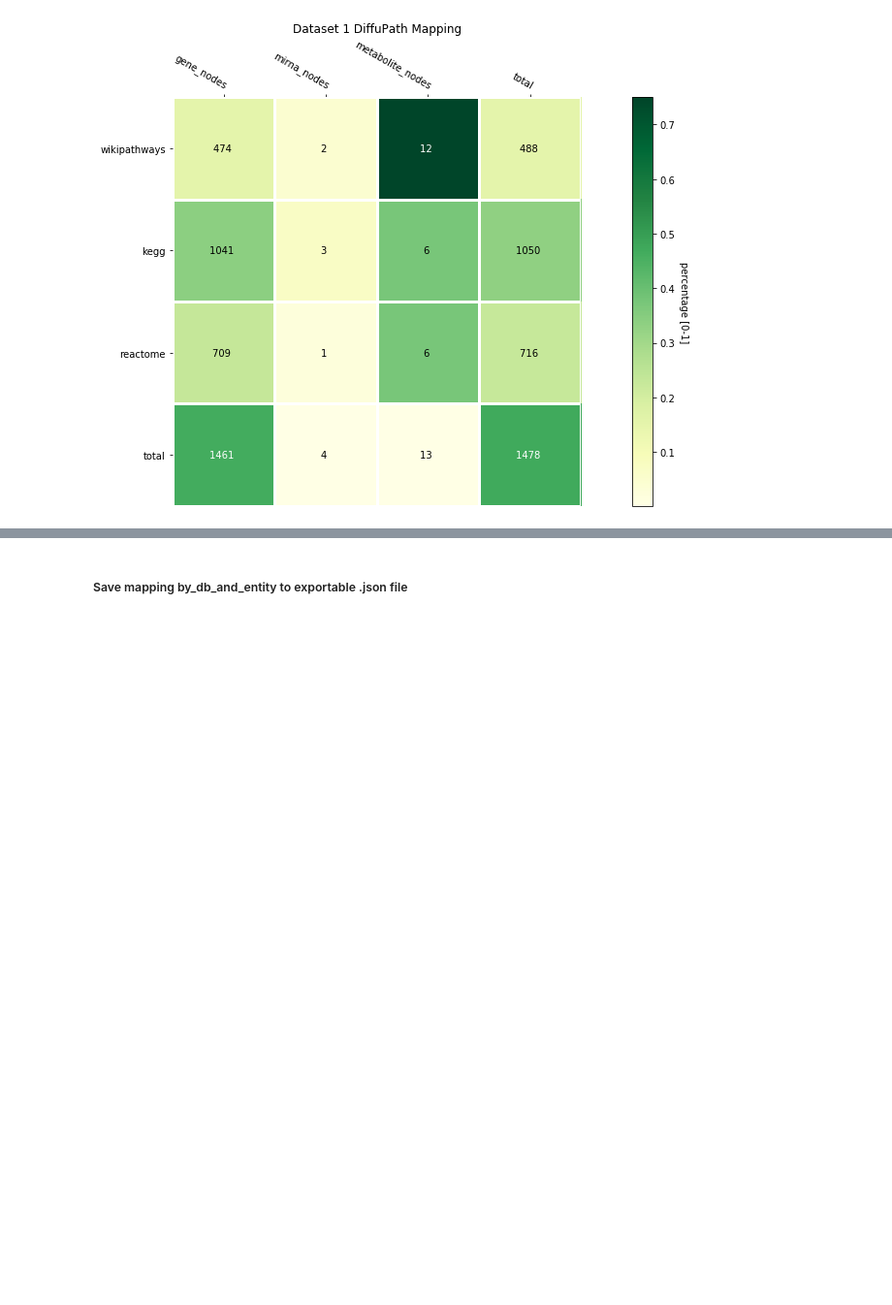
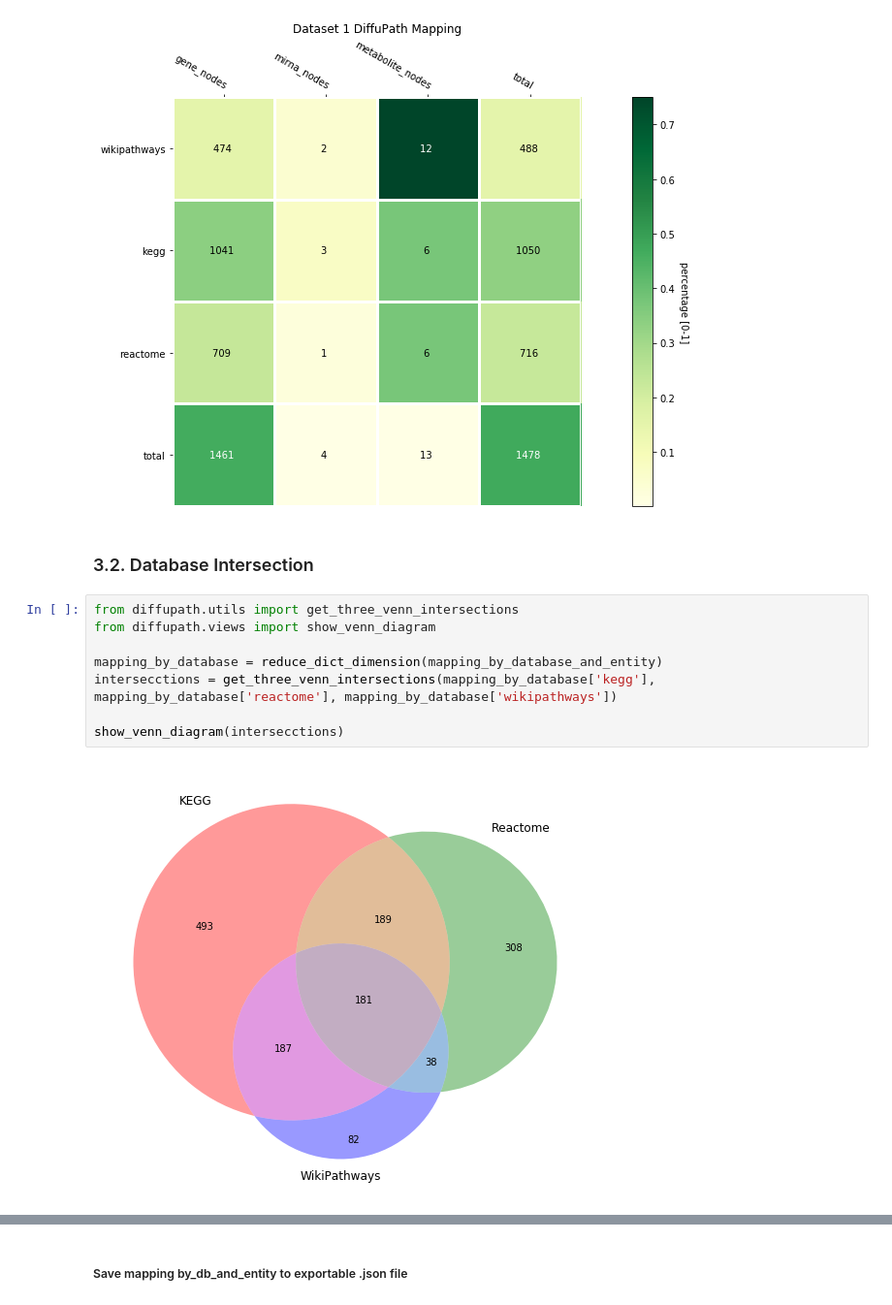
Before and after one commit to multipaths/Results, a Jupyter notebook: notebooks/processing_datasets/dataset_1.ipynb, the cells around one changed output, grey strips where cells are left out. Shown at 97% size. Saved outputs shown, nothing was run; the diff lists cells and outputs as text; blank space fills up the shorter version.

```diff
--- a/notebooks/processing_datasets/dataset_1.ipynb
+++ b/notebooks/processing_datasets/dataset_1.ipynb
@@ -196,3 +194,15 @@ count, percentage, db_labels, entity_labels  = get_count_and_labels_from_two_dim
 show_heatmap(count, percentage, db_labels, entity_labels, 'Dataset 1 DiffuPath Mapping')
 # %% [output]
 [figure]
+# %% [markdown]
+### 3.2. Database Intersection
+# %%
+from diffupath.utils import get_three_venn_intersections
+from diffupath.views import show_venn_diagram
+
+mapping_by_database = reduce_dict_dimension(mapping_by_database_and_entity)
+intersecctions = get_three_venn_intersections(mapping_by_database['kegg'], mapping_by_database['reactome'], mapping_by_database['wikipathways'])
+
+show_venn_diagram(intersecctions)
+# %% [output]
+[figure, added]
```
Also changed, not shown: parts of 11 cells of this notebook, 4 other files.
